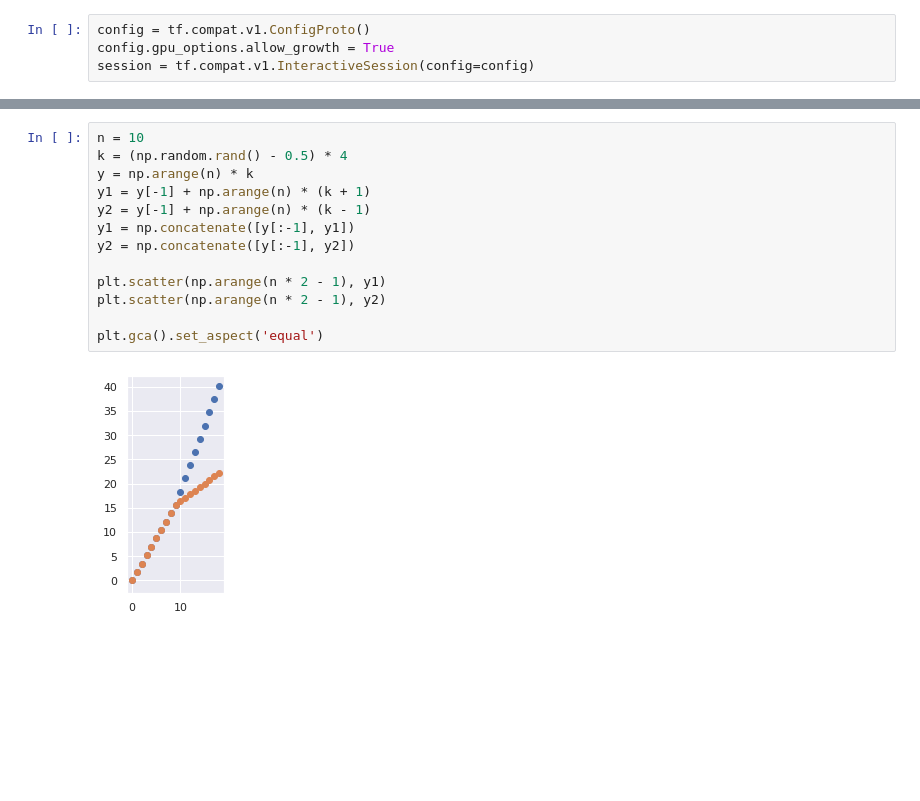
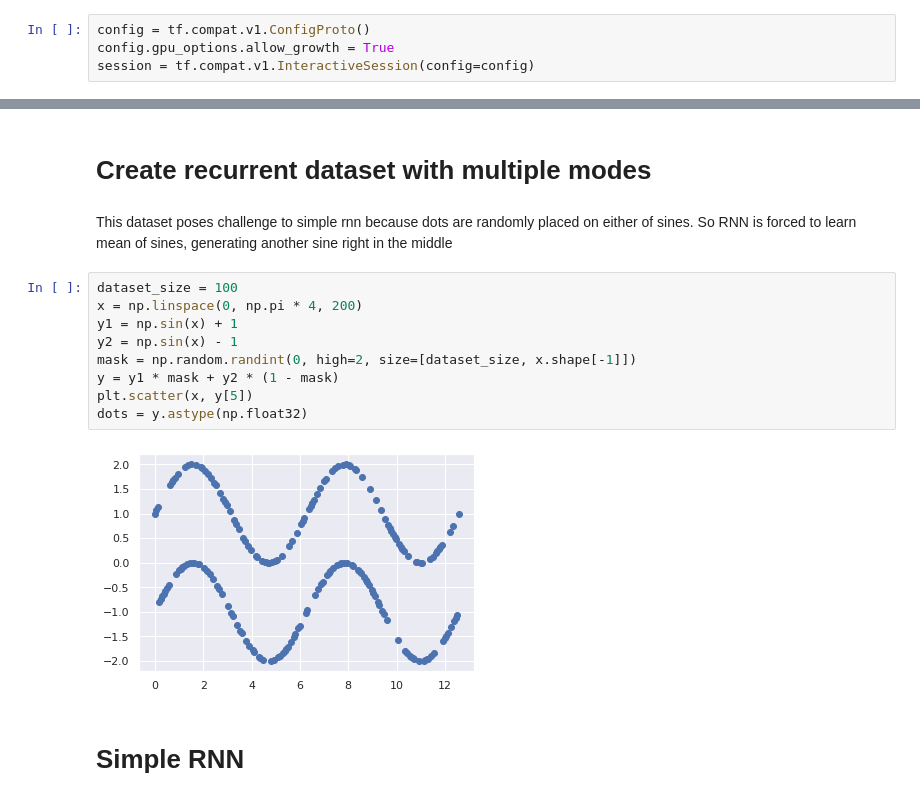
Before and after one commit to LeonidMurashov/wormax-bot, a Jupyter notebook: MDN-RNN.ipynb, the cells around one changed output, grey strips where cells are left out. Saved outputs shown, nothing was run; the diff lists cells and outputs as text; blank space fills up the shorter version.

```diff
--- a/MDN-RNN.ipynb
+++ b/MDN-RNN.ipynb
@@ -39,15 +31,17 @@ plt.plot(np.arange(50), get_batch(1)[0])
-# %%
-n = 10
-k = (np.random.rand() - 0.5) * 4
-y = np.arange(n) * k
-y1 = y[-1] + np.arange(n) * (k + 1)
-y2 = y[-1] + np.arange(n) * (k - 1)
-y1 = np.concatenate([y[:-1], y1])
-y2 = np.concatenate([y[:-1], y2])
-
-plt.scatter(np.arange(n * 2 - 1), y1)
-plt.scatter(np.arange(n * 2 - 1), y2)
-
-plt.gca().set_aspect('equal')
-# %% [output]
-[figure, removed]
+# %% [markdown]
+# Create recurrent dataset with multiple modes
+# %% [markdown]
+This dataset poses challenge to simple rnn because dots are randomly placed on either of sines. So RNN is forced to learn mean of sines, generating another sine right in the middle
+# %%
+dataset_size = 100
+x = np.linspace(0, np.pi * 4, 200)
+y1 = np.sin(x) + 1
+y2 = np.sin(x) - 1
+mask = np.random.randint(0, high=2, size=[dataset_size, x.shape[-1]])
+y = y1 * mask + y2 * (1 - mask)
+plt.scatter(x, y[5])
+dots = y.astype(np.float32)
+# %% [output]
+[figure, added]
+# %% [markdown]
+# Simple RNN
```
Also changed, not shown: parts of 21 cells of this notebook, 21 other files.
